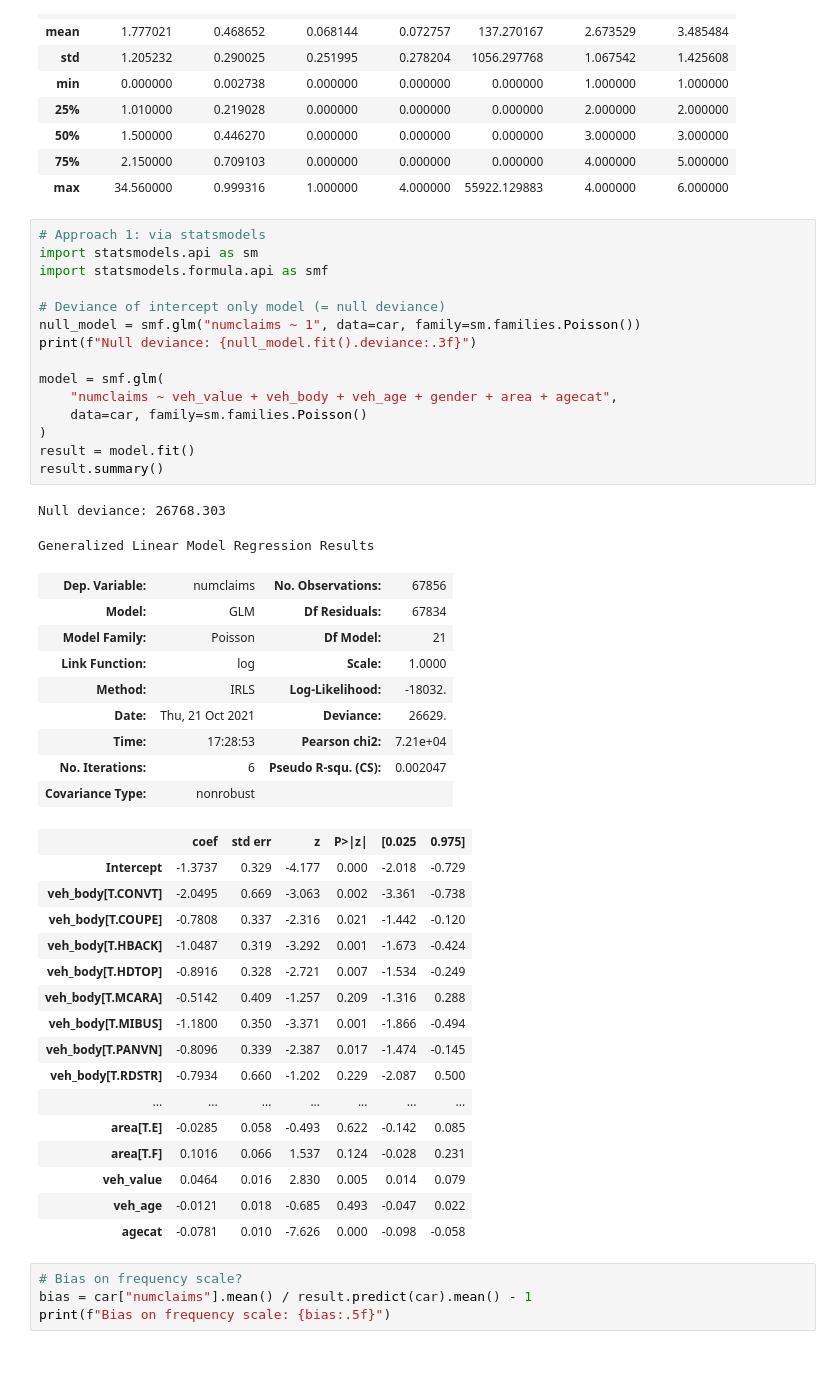
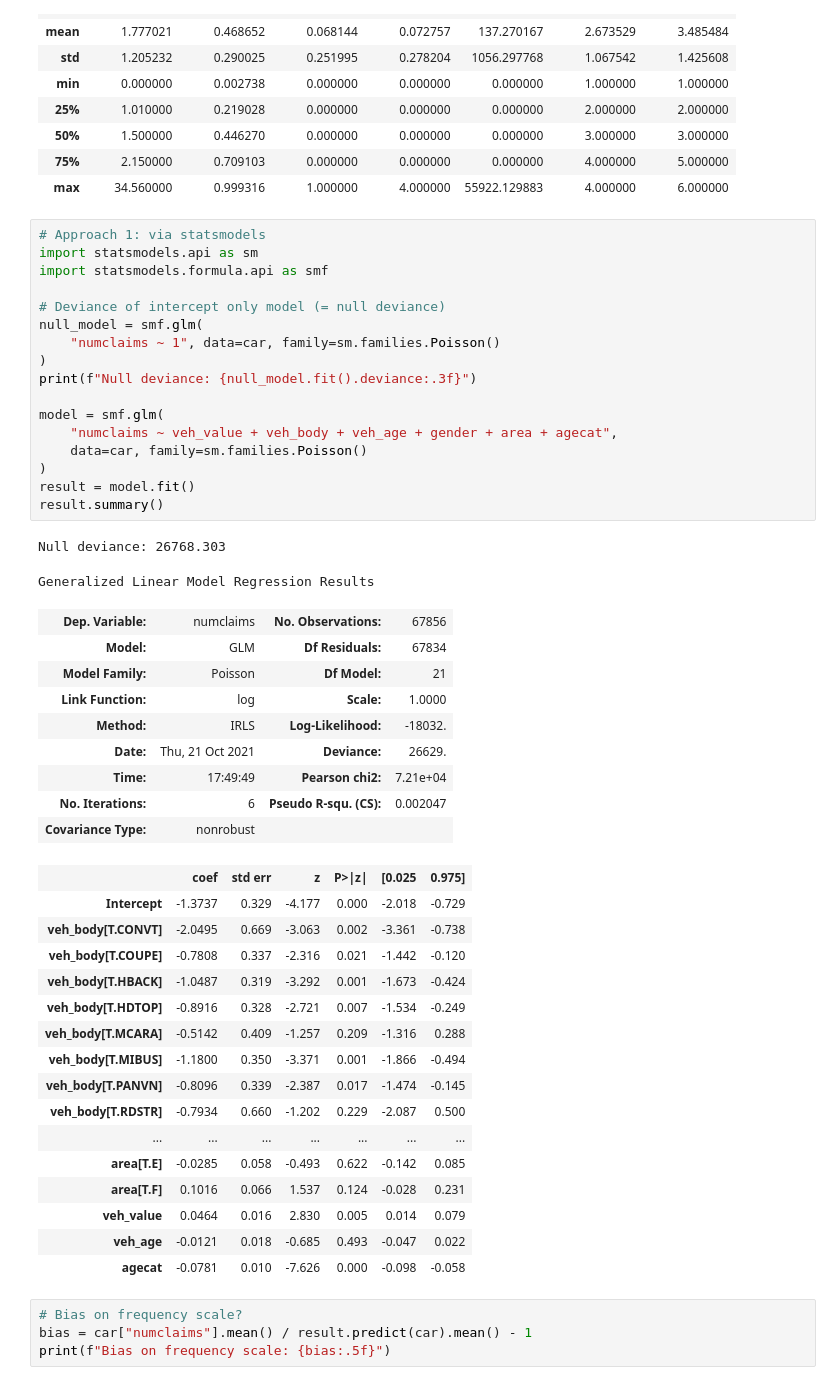
Before and after one commit to mayer79/ml_lecture, a Jupyter notebook: py/1_Basics_and_Linear_Models.ipynb, the cells around one changed output. Saved outputs shown, nothing was run; the diff lists cells and outputs as text.

```diff
--- a/py/1_Basics_and_Linear_Models.ipynb
+++ b/py/1_Basics_and_Linear_Models.ipynb
@@ -1058,28 +1069,30 @@ Name: numclaims, dtype: int64
 # %%
 # Approach 1: via statsmodels
 import statsmodels.api as sm
 import statsmodels.formula.api as smf
 
 # Deviance of intercept only model (= null deviance)
-null_model = smf.glm("numclaims ~ 1", data=car, family=sm.families.Poisson())
+null_model = smf.glm(
+    "numclaims ~ 1", data=car, family=sm.families.Poisson()
+)
 print(f"Null deviance: {null_model.fit().deviance:.3f}")
 
 model = smf.glm(
     "numclaims ~ veh_value + veh_body + veh_age + gender + area + agecat",
     data=car, family=sm.families.Poisson()
 )
 result = model.fit()
 result.summary()
 # %% [output]
 Null deviance: 26768.303
 Generalized Linear Model Regression Results
 | Dep. Variable: | numclaims | No. Observations: | 67856 |
 | Model: | GLM | Df Residuals: | 67834 |
 | Model Family: | Poisson | Df Model: | 21 |
 | Link Function: | log | Scale: | 1.0000 |
 | Method: | IRLS | Log-Likelihood: | -18032. |
 | Date: | Thu, 21 Oct 2021 | Deviance: | 26629. |
-| Time: | 17:28:53 | Pearson chi2: | 7.21e+04 |
+| Time: | 17:49:49 | Pearson chi2: | 7.21e+04 |
 | No. Iterations: | 6 | Pseudo R-squ. (CS): | 0.002047 |
 | Covariance Type: | nonrobust |  |  |
 |  | coef | std err | z | P>|z| | [0.025 | 0.975] |
```
Also changed, not shown: parts of 11 cells of this notebook, 1 other file.
